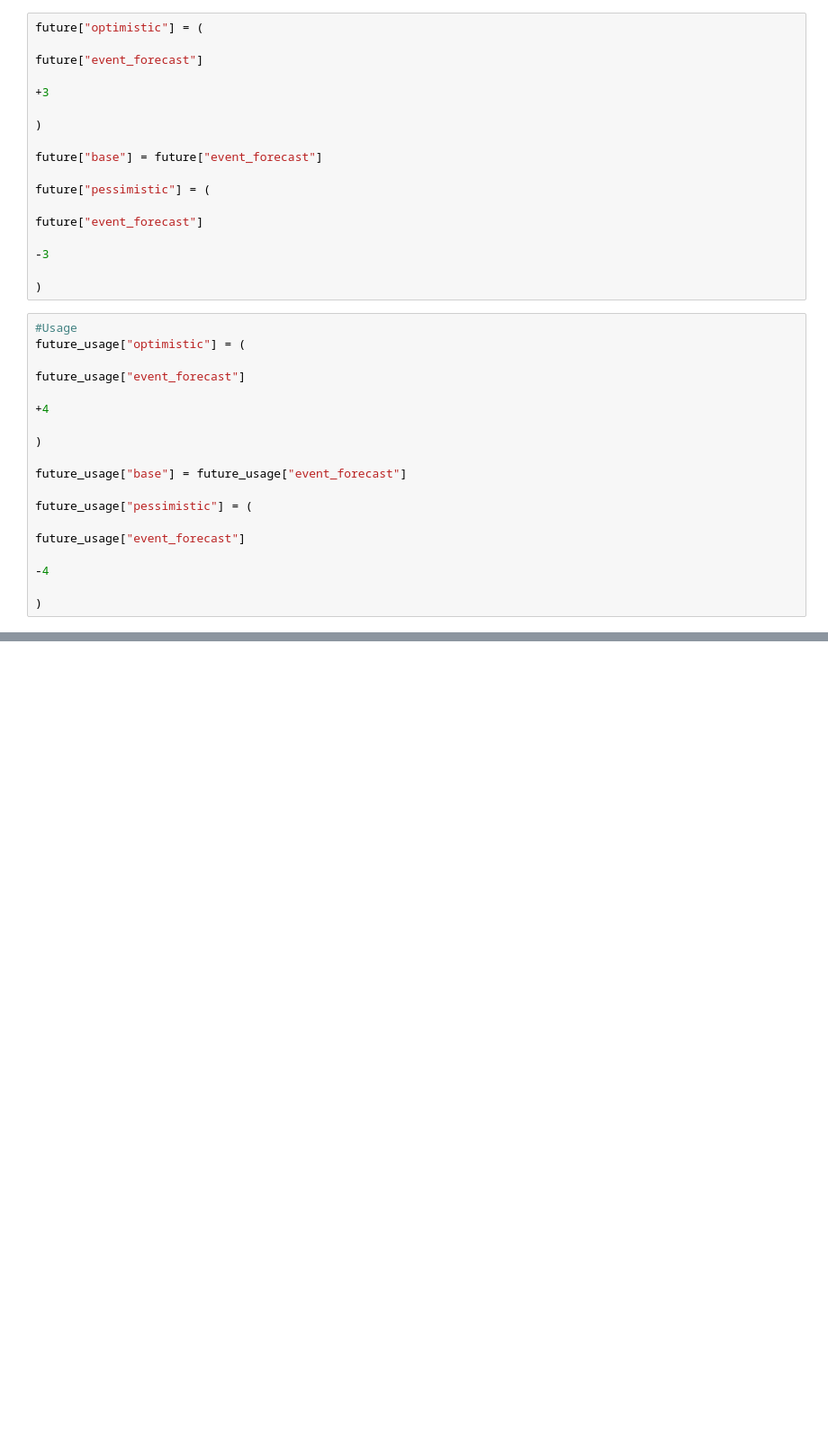
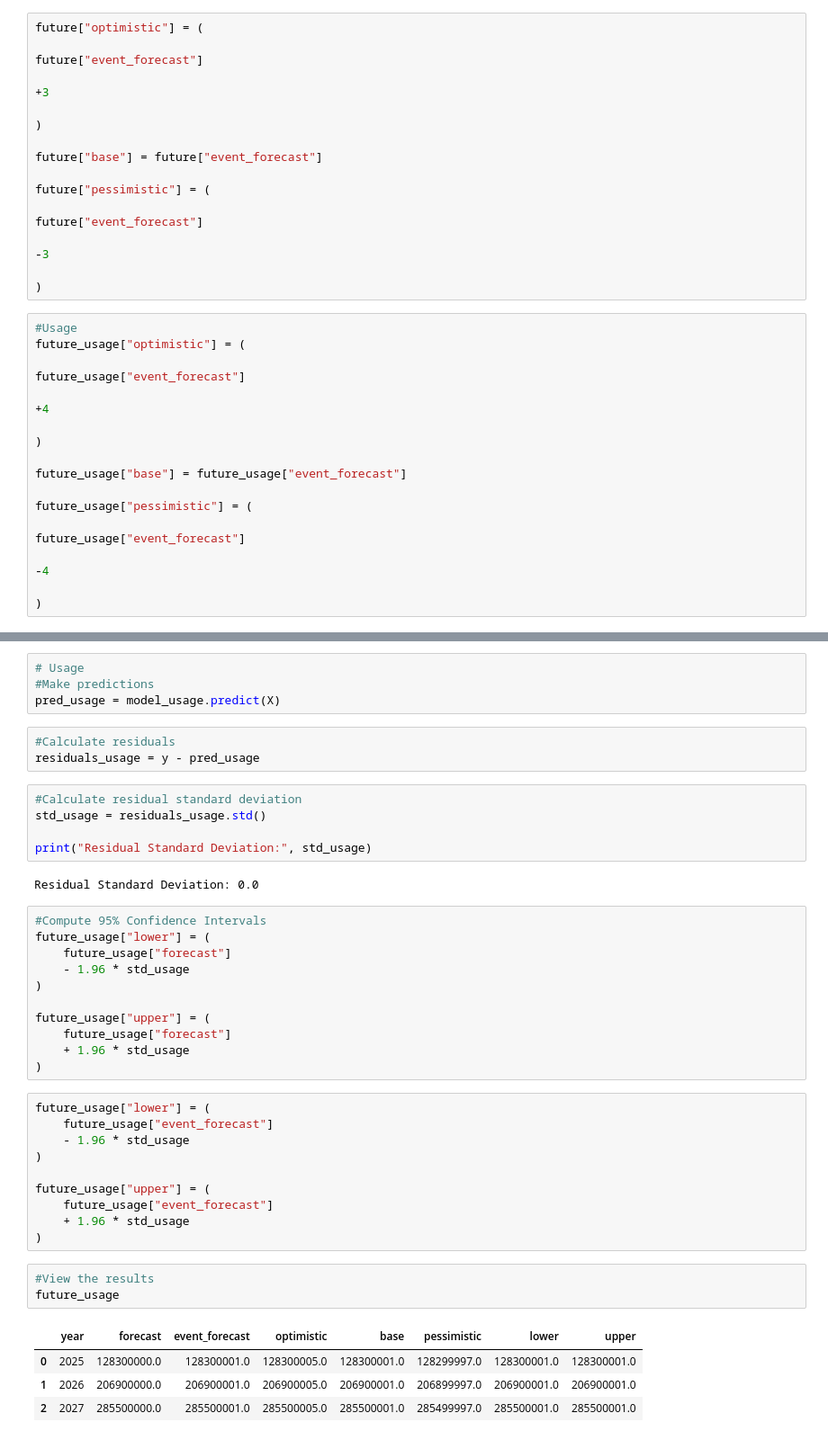
Before and after one commit to Lalisecf/ethiopia-fi-forecast-week11, a Jupyter notebook: notebooks/task4_forecasting.ipynb, the cells around one changed output, grey strips where cells are left out. Shown at 90% size. Drawn from its saved outputs; the diff is of its cells as text; blank space fills up the shorter version.

Commit message:
task4: compute forecast confidence intervals

```diff
--- a/notebooks/task4_forecasting.ipynb
+++ b/notebooks/task4_forecasting.ipynb
@@ -424,0 +449,43 @@ future_usage["event_forecast"]
+# %%
+# Usage
+#Make predictions
+pred_usage = model_usage.predict(X)
+# %%
+#Calculate residuals
+residuals_usage = y - pred_usage
+# %%
+#Calculate residual standard deviation
+std_usage = residuals_usage.std()
+
+print("Residual Standard Deviation:", std_usage)
+# %% [output]
+Residual Standard Deviation: 0.0
+# %%
+#Compute 95% Confidence Intervals
+future_usage["lower"] = (
+    future_usage["forecast"]
+    - 1.96 * std_usage
+)
+
+future_usage["upper"] = (
+    future_usage["forecast"]
+    + 1.96 * std_usage
+)
+# %%
+future_usage["lower"] = (
+    future_usage["event_forecast"]
+    - 1.96 * std_usage
+)
+
+future_usage["upper"] = (
+    future_usage["event_forecast"]
+    + 1.96 * std_usage
+)
+# %%
+#View the results
+future_usage
+# %% [output]
+|  | year | forecast | event_forecast | optimistic | base | pessimistic | lower | upper |
+| 0 | 2025 | 128300000.0 | 128300001.0 | 128300005.0 | 128300001.0 | 128299997.0 | 128300001.0 | 128300001.0 |
+| 1 | 2026 | 206900000.0 | 206900001.0 | 206900005.0 | 206900001.0 | 206899997.0 | 206900001.0 | 206900001.0 |
+| 2 | 2027 | 285500000.0 | 285500001.0 | 285500005.0 | 285500001.0 | 285499997.0 | 285500001.0 | 285500001.0 |
```
Also changed, not shown: parts of 4 cells of this notebook.
